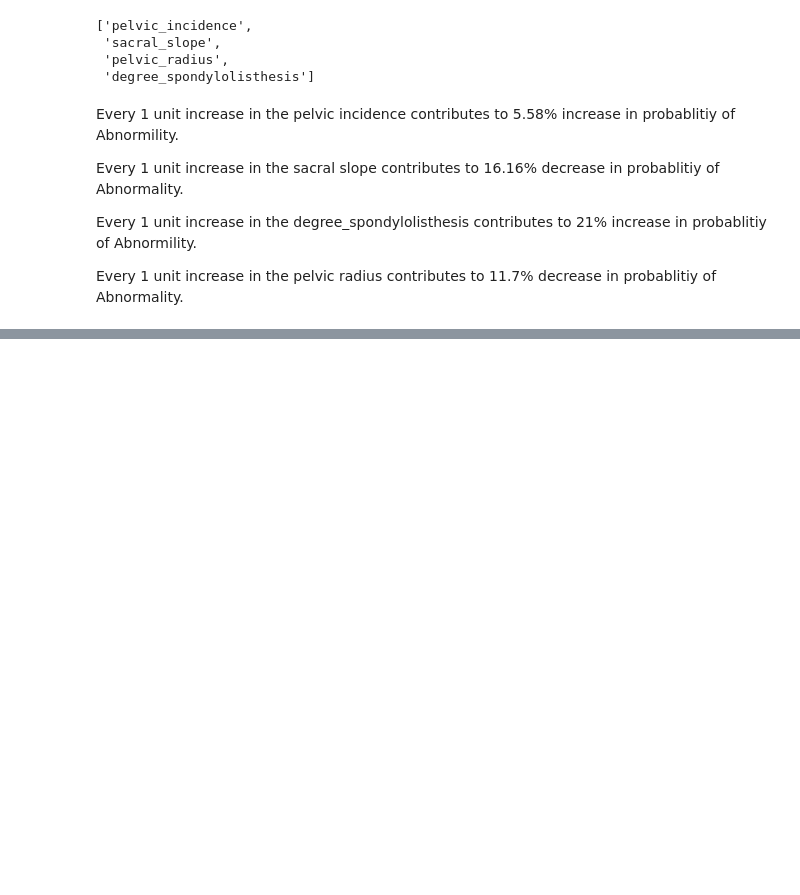
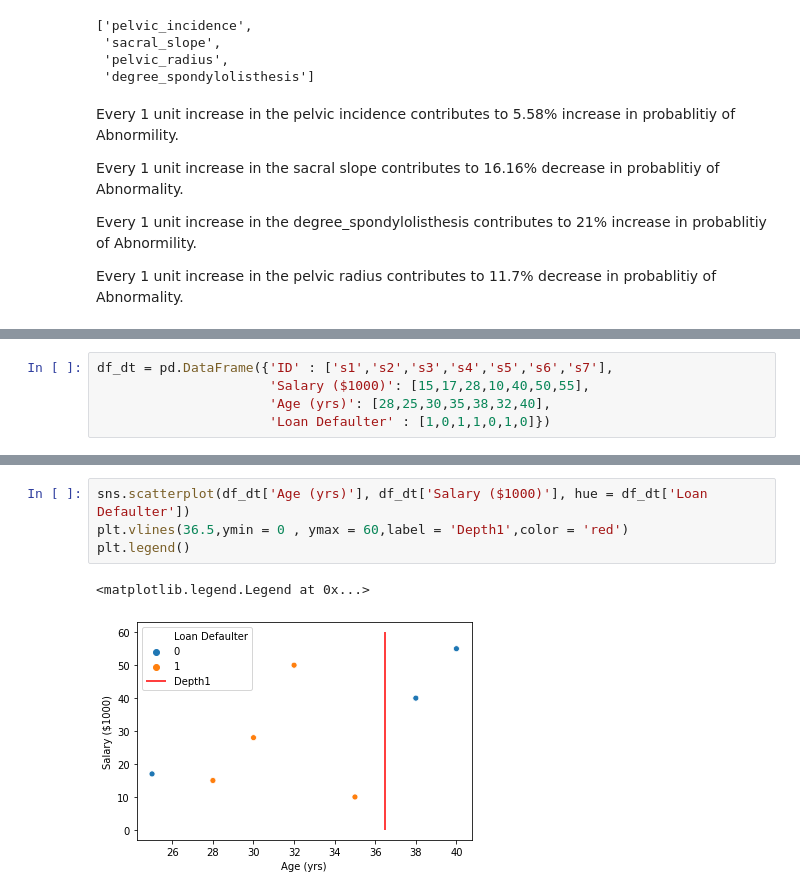
Before and after one commit to pratikasarkar/Supervised-Learning---Classification, a Jupyter notebook: Classification_Basics.ipynb, the cells around one changed output, grey strips where cells are left out. Cells and saved outputs as stored; diff of their text form; blank space fills up the shorter version.

```diff
--- a/Classification_Basics.ipynb
+++ b/Classification_Basics.ipynb
@@ -638,0 +659,5 @@ Every 1 unit increase in the pelvic radius contributes to 11.7% decrease in prob
+# %%
+df_dt = pd.DataFrame({'ID' : ['s1','s2','s3','s4','s5','s6','s7'],
+                      'Salary ($1000)': [15,17,28,10,40,50,55],
+                      'Age (yrs)': [28,25,30,35,38,32,40],
+                      'Loan Defaulter' : [1,0,1,1,0,1,0]})
@@ -638,0 +687,7 @@ Every 1 unit increase in the pelvic radius contributes to 11.7% decrease in prob
+# %%
+sns.scatterplot(df_dt['Age (yrs)'], df_dt['Salary ($1000)'], hue = df_dt['Loan Defaulter'])
+plt.vlines(36.5,ymin = 0 , ymax = 60,label = 'Depth1',color = 'red')
+plt.legend()
+# %% [output]
+<matplotlib.legend.Legend at 0x...>
+[figure, added]
```
Also changed, not shown: parts of 11 cells of this notebook.
